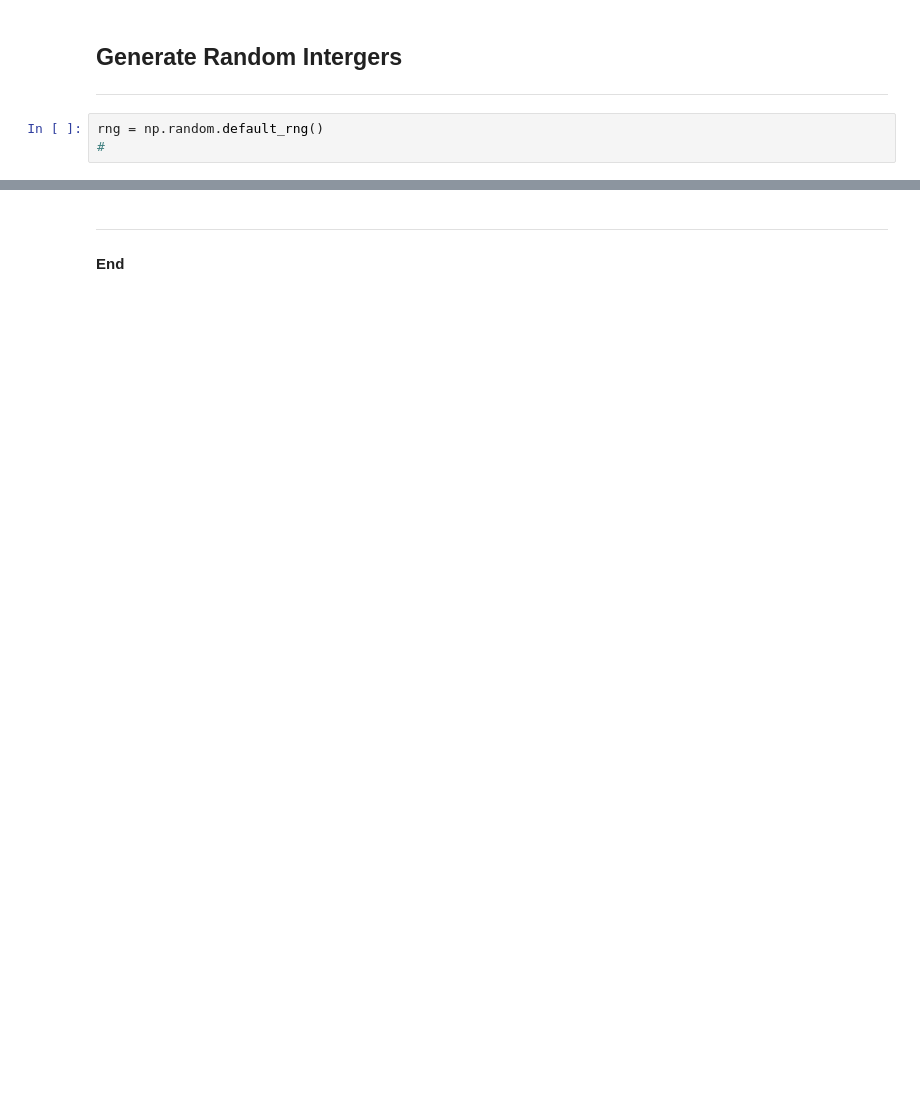
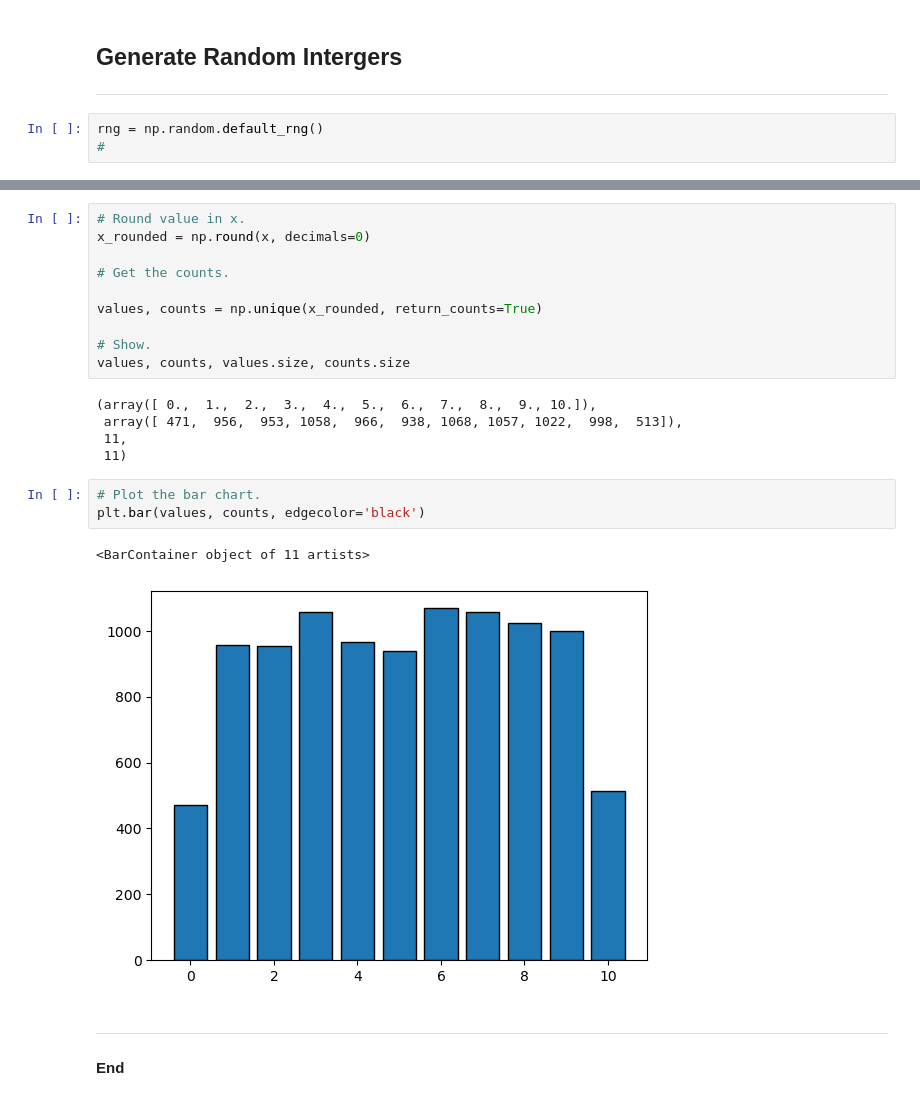
Before and after one commit to teesesmit/dataanalytics, a Jupyter notebook: MYWORK/random.ipynb, the cells around one changed output, grey strips where cells are left out. Drawn from its saved outputs; the diff is of its cells as text; blank space fills up the shorter version.

```diff
--- a/MYWORK/random.ipynb
+++ b/MYWORK/random.ipynb
@@ -42,3 +146,24 @@ array([0, 6, 8, 6, 9, 9, 6, 2, 2, 1, 4, 9, 9, 3, 6, 1, 2, 6, 8, 3, 4, 8,
+# %%
+# Round value in x.
+x_rounded = np.round(x, decimals=0)
+
+# Get the counts.
+
+values, counts = np.unique(x_rounded, return_counts=True)
+
+# Show.
+values, counts, values.size, counts.size
+# %% [output]
+(array([ 0.,  1.,  2.,  3.,  4.,  5.,  6.,  7.,  8.,  9., 10.]),
+ array([ 471,  956,  953, 1058,  966,  938, 1068, 1057, 1022,  998,  513]),
+ 11,
+ 11)
+# %%
+# Plot the bar chart.
+plt.bar(values, counts, edgecolor='black')
+# %% [output]
+<BarContainer object of 11 artists>
+[figure, added]
 # %% [markdown]
 ***
 
```
Also changed, not shown: parts of 13 cells of this notebook.
